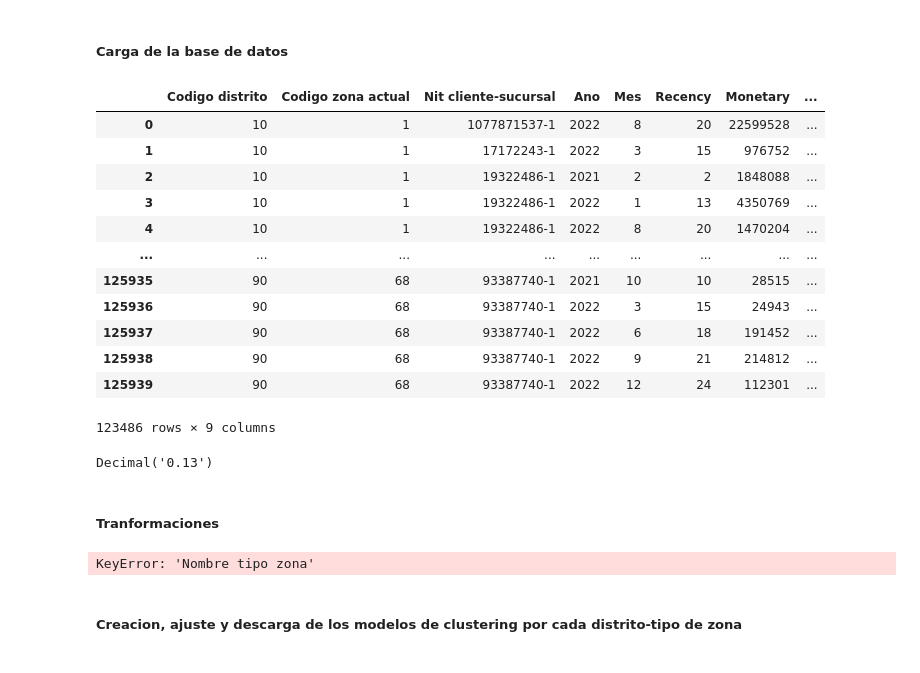
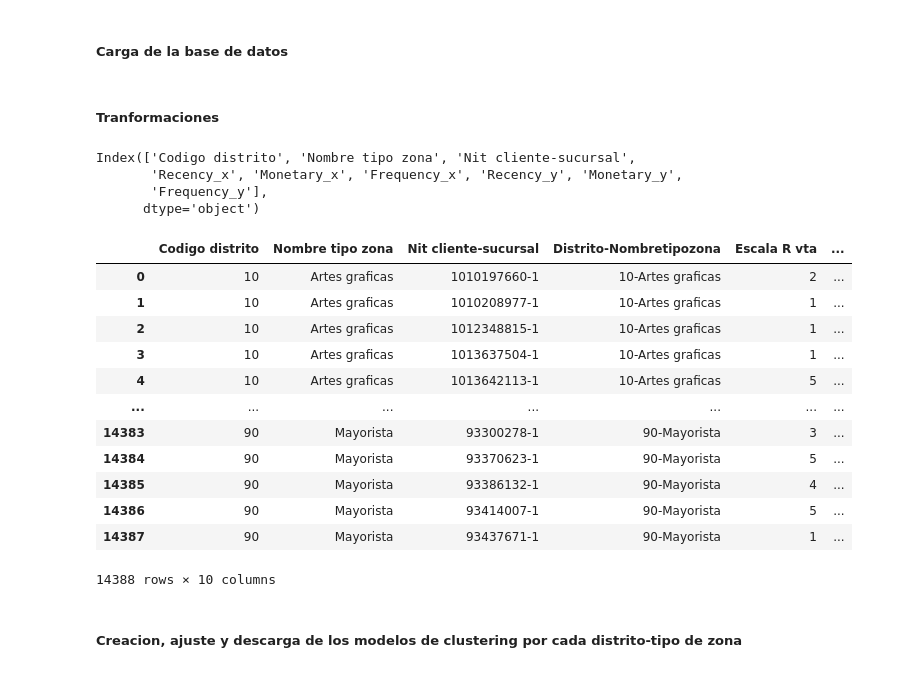
Before and after one commit to TomasCardeLo/ML-Dispapeles-TomasCaLo, a Jupyter notebook: Clustering/Clustering pycaret kmeans - v4 vta + rcd.ipynb, the cells around one changed output. Cells and saved outputs as stored; diff of their text form; code cells hidden in the pictures.

```diff
--- a/Clustering/Clustering pycaret kmeans - v4 vta + rcd.ipynb
+++ b/Clustering/Clustering pycaret kmeans - v4 vta + rcd.ipynb
@@ -150,32 +125,12 @@ maestra_zonas = pd.read_csv('C:/Users/tcardenas/OneDrive/OneDrive - Grupo DISPAP
 df_vta = df_clustering(codigo_SQL_vta)
 df_rdo = df_clustering(codigo_SQL_rdo)
 # df = df_clustering(codigo_SQL)
-# %%
-df_vta
-# %% [output]
-|  | Codigo distrito | Codigo zona actual | Nit cliente-sucursal | Ano | Mes | Recency | Monetary | ... |
-| 0 | 10 | 1 | 1077871537-1 | 2022 | 8 | 20 | 22599528 | ... |
-| 1 | 10 | 1 | 17172243-1 | 2022 | 3 | 15 | 976752 | ... |
-| 2 | 10 | 1 | 19322486-1 | 2021 | 2 | 2 | 1848088 | ... |
-| 3 | 10 | 1 | 19322486-1 | 2022 | 1 | 13 | 4350769 | ... |
-| 4 | 10 | 1 | 19322486-1 | 2022 | 8 | 20 | 1470204 | ... |
-| ... | ... | ... | ... | ... | ... | ... | ... | ... |
-| 125935 | 90 | 68 | 93387740-1 | 2021 | 10 | 10 | 28515 | ... |
-| 125936 | 90 | 68 | 93387740-1 | 2022 | 3 | 15 | 24943 | ... |
-| 125937 | 90 | 68 | 93387740-1 | 2022 | 6 | 18 | 191452 | ... |
-| 125938 | 90 | 68 | 93387740-1 | 2022 | 9 | 21 | 214812 | ... |
-| 125939 | 90 | 68 | 93387740-1 | 2022 | 12 | 24 | 112301 | ... |
-123486 rows × 9 columns
-# %%
-df_rdo["Monetary"].min()
-# %% [output]
-Decimal('0.13')
 # %% [markdown]
 ##### Tranformaciones
 # %%
 # Conversion de tipo de la columna Monetary
 df_vta["Monetary"] = df_vta["Monetary"].astype(int)
-# df_rdo["Monetary"] = df_rdo["Monetary"].astype(int)
+df_rdo["Monetary"] = df_rdo["Monetary"].astype(np.int64)
 
 # Join con la maestra de zonas para determinar el tipo de zona
 df_vta2 = pd.merge(df_vta, maestra_zonas, on= ["Codigo distrito", "Codigo zona actual"])
@@ -199,22 +154,48 @@ df_rdo3 = df_rdo.groupby(["Codigo distrito", "Nombre tipo zona", "Nit cliente-su
 df_vta3 = df_vta3.reset_index(col_level= 1)
 df_rdo3 = df_rdo3.reset_index(col_level= 1)
 
-# df_3 = pd.merge(df_vta3, df_rdo3, on=["Codigo distrito", "Codigo zona actual", "nit"], how="left")
+df_3 = pd.merge(df_vta3, df_rdo3, on=["Codigo distrito", "Nombre tipo zona", "Nit cliente-sucursal"], how="left")
+df_3 = df_3.fillna(1)
-# %% [output]
-KeyError: 'Nombre tipo zona'
+# %%
+df_3.columns
+# %% [output]
+Index(['Codigo distrito', 'Nombre tipo zona', 'Nit cliente-sucursal',
+       'Recency_x', 'Monetary_x', 'Frequency_x', 'Recency_y', 'Monetary_y',
+       'Frequency_y'],
+      dtype='object')
 # %%
 # Se añade una key de Distrito-Nombretipozona para hacer mas facil la identificacion cuando se usa todo el pais
 df_3['Distrito-Nombretipozona'] = df_3['Codigo distrito'].astype(str) + '-' + df_3['Nombre tipo zona']
 
-# Aplicar la función para asignar etiquetas a una nueva columna "Etiqueta"
-escalas_M = np.percentile(df_3["Monetary"].values, [0, 20, 50, 80, 95, 100])
+# Venta
+escalas_M = np.percentile(df_3["Monetary_x"].values, [0, 20, 50, 80, 95, 100])
+df_est = df_3
+df_est["Escala R vta"] = df_3["Recency_x"].apply(asignar_escala_R, escalas_R= [24, 21, 15, 8, 0])
+df_est["Escala F vta"] = df_3["Frequency_x"].apply(asignar_escala_F, escalas_F= [24, 21, 15, 8, 0])
+df_est["Escala M vta"] = df_3["Monetary_x"].apply(asignar_escala_M)
+df_est = df_est.drop(["Recency_x", "Frequency_x", "Monetary_x"], axis=1)
 
-df_est = df_3
-df_est["Escala R"] = df_3["Recency"].apply(asignar_escala_R, escalas_R= [24, 21, 15, 8, 0])
-df_est["Escala F"] = df_3["Frequency"].apply(asignar_escala_F, escalas_F= [24, 21, 15, 8, 0])
-df_est["Escala M"] = df_3["Monetary"].apply(asignar_escala_M)
-df_est = df_est.drop(["Recency", "Frequency", "Monetary"], axis=1)
+# Recaudo
+escalas_M = np.percentile(df_3["Monetary_y"].values, [0, 20, 50, 80, 95, 100])
+df_est["Escala R rdo"] = df_3["Recency_y"].apply(asignar_escala_R, escalas_R= [24, 21, 15, 8, 0])
+df_est["Escala F rdo"] = df_3["Frequency_y"].apply(asignar_escala_F, escalas_F= [24, 21, 15, 8, 0])
+df_est["Escala M rdo"] = df_3["Monetary_y"].apply(asignar_escala_M)
+df_est = df_est.drop(["Recency_y", "Frequency_y", "Monetary_y"], axis=1)
 df_est
+# %% [output]
+|  | Codigo distrito | Nombre tipo zona | Nit cliente-sucursal | Distrito-Nombretipozona | Escala R vta | ... |
+| 0 | 10 | Artes graficas | 1010197660-1 | 10-Artes graficas | 2 | ... |
+| 1 | 10 | Artes graficas | 1010208977-1 | 10-Artes graficas | 1 | ... |
+| 2 | 10 | Artes graficas | 1012348815-1 | 10-Artes graficas | 1 | ... |
+| 3 | 10 | Artes graficas | 1013637504-1 | 10-Artes graficas | 1 | ... |
+| 4 | 10 | Artes graficas | 1013642113-1 | 10-Artes graficas | 5 | ... |
+| ... | ... | ... | ... | ... | ... | ... |
+| 14383 | 90 | Mayorista | 93300278-1 | 90-Mayorista | 3 | ... |
+| 14384 | 90 | Mayorista | 93370623-1 | 90-Mayorista | 5 | ... |
+| 14385 | 90 | Mayorista | 93386132-1 | 90-Mayorista | 4 | ... |
+| 14386 | 90 | Mayorista | 93414007-1 | 90-Mayorista | 5 | ... |
+| 14387 | 90 | Mayorista | 93437671-1 | 90-Mayorista | 1 | ... |
+14388 rows × 10 columns
 # %% [markdown]
 ##### Creacion, ajuste y descarga de los modelos de clustering por cada distrito-tipo de zona
 # %%
```
Also changed, not shown: parts of 9 cells of this notebook, 7 other files.
